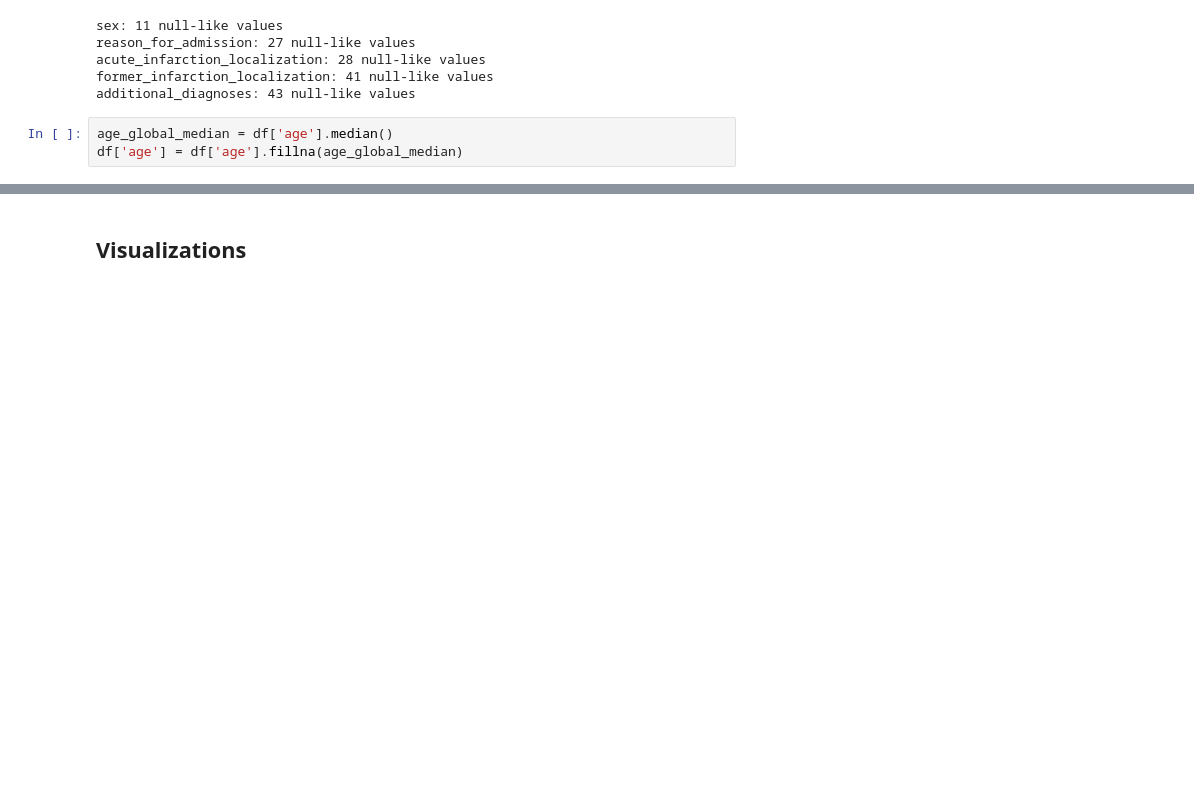
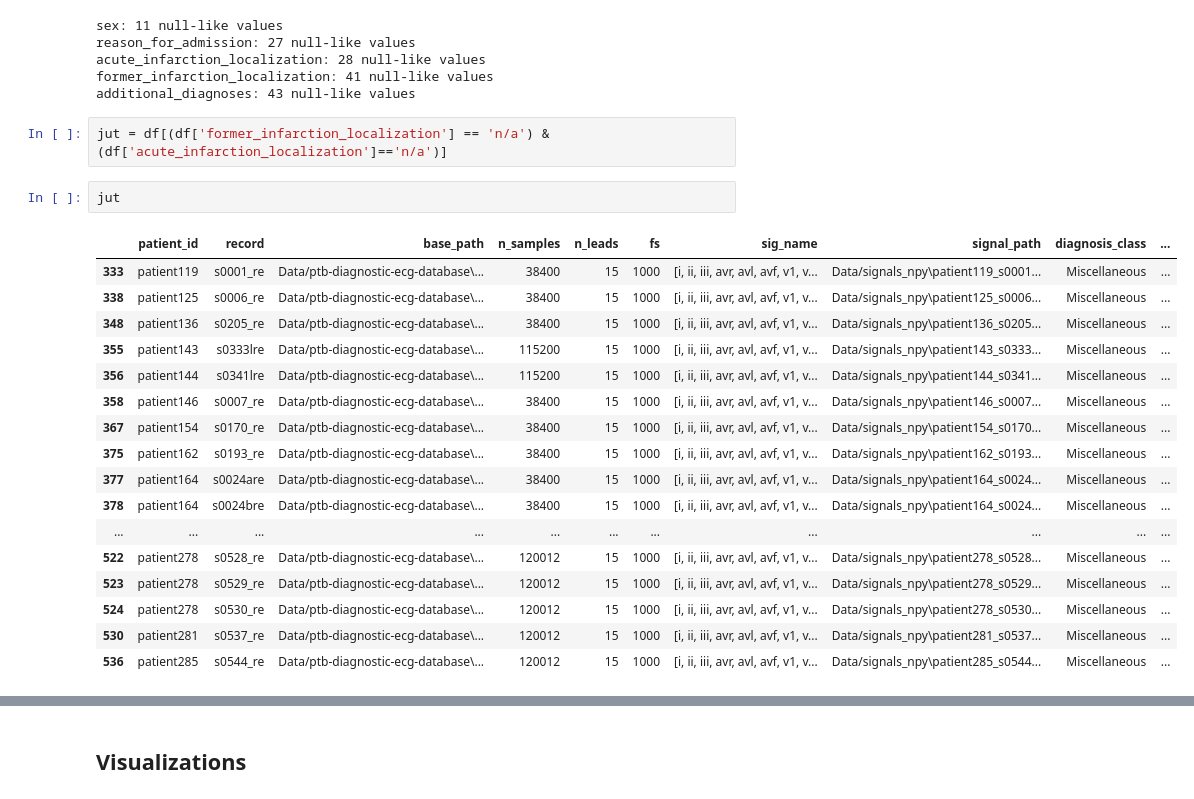
Before and after one commit to Karlacaze/Ecg-Myocardial-Infarction-Detection, a Jupyter notebook: codigo.ipynb, the cells around one changed output, grey strips where cells are left out. Cells and saved outputs as stored; diff of their text form; blank space fills up the shorter version.

```diff
--- a/codigo.ipynb
+++ b/codigo.ipynb
@@ -358,6 +353,25 @@ reason_for_admission: 27 null-like values
 acute_infarction_localization: 28 null-like values
 former_infarction_localization: 41 null-like values
 additional_diagnoses: 43 null-like values
-# %%
-age_global_median = df['age'].median()
-df['age'] = df['age'].fillna(age_global_median)
+# %%
+jut = df[(df['former_infarction_localization'] == 'n/a') & (df['acute_infarction_localization']=='n/a')]
+# %%
+jut
+# %% [output]
+|  | patient_id | record | base_path | n_samples | n_leads | fs | sig_name | signal_path | diagnosis_class | ... |
+| 333 | patient119 | s0001_re | Data/ptb-diagnostic-ecg-database\... | 38400 | 15 | 1000 | [i, ii, iii, avr, avl, avf, v1, v... | Data/signals_npy\patient119_s0001... | Miscellaneous | ... |
+| 338 | patient125 | s0006_re | Data/ptb-diagnostic-ecg-database\... | 38400 | 15 | 1000 | [i, ii, iii, avr, avl, avf, v1, v... | Data/signals_npy\patient125_s0006... | Miscellaneous | ... |
+| 348 | patient136 | s0205_re | Data/ptb-diagnostic-ecg-database\... | 38400 | 15 | 1000 | [i, ii, iii, avr, avl, avf, v1, v... | Data/signals_npy\patient136_s0205... | Miscellaneous | ... |
+| 355 | patient143 | s0333lre | Data/ptb-diagnostic-ecg-database\... | 115200 | 15 | 1000 | [i, ii, iii, avr, avl, avf, v1, v... | Data/signals_npy\patient143_s0333... | Miscellaneous | ... |
+| 356 | patient144 | s0341lre | Data/ptb-diagnostic-ecg-database\... | 115200 | 15 | 1000 | [i, ii, iii, avr, avl, avf, v1, v... | Data/signals_npy\patient144_s0341... | Miscellaneous | ... |
+| 358 | patient146 | s0007_re | Data/ptb-diagnostic-ecg-database\... | 38400 | 15 | 1000 | [i, ii, iii, avr, avl, avf, v1, v... | Data/signals_npy\patient146_s0007... | Miscellaneous | ... |
+| 367 | patient154 | s0170_re | Data/ptb-diagnostic-ecg-database\... | 38400 | 15 | 1000 | [i, ii, iii, avr, avl, avf, v1, v... | Data/signals_npy\patient154_s0170... | Miscellaneous | ... |
+| 375 | patient162 | s0193_re | Data/ptb-diagnostic-ecg-database\... | 38400 | 15 | 1000 | [i, ii, iii, avr, avl, avf, v1, v... | Data/signals_npy\patient162_s0193... | Miscellaneous | ... |
+| 377 | patient164 | s0024are | Data/ptb-diagnostic-ecg-database\... | 38400 | 15 | 1000 | [i, ii, iii, avr, avl, avf, v1, v... | Data/signals_npy\patient164_s0024... | Miscellaneous | ... |
+| 378 | patient164 | s0024bre | Data/ptb-diagnostic-ecg-database\... | 38400 | 15 | 1000 | [i, ii, iii, avr, avl, avf, v1, v... | Data/signals_npy\patient164_s0024... | Miscellaneous | ... |
+| ... | ... | ... | ... | ... | ... | ... | ... | ... | ... | ... |
+| 522 | patient278 | s0528_re | Data/ptb-diagnostic-ecg-database\... | 120012 | 15 | 1000 | [i, ii, iii, avr, avl, avf, v1, v... | Data/signals_npy\patient278_s0528... | Miscellaneous | ... |
+| 523 | patient278 | s0529_re | Data/ptb-diagnostic-ecg-database\... | 120012 | 15 | 1000 | [i, ii, iii, avr, avl, avf, v1, v... | Data/signals_npy\patient278_s0529... | Miscellaneous | ... |
+| 524 | patient278 | s0530_re | Data/ptb-diagnostic-ecg-database\... | 120012 | 15 | 1000 | [i, ii, iii, avr, avl, avf, v1, v... | Data/signals_npy\patient278_s0530... | Miscellaneous | ... |
+| 530 | patient281 | s0537_re | Data/ptb-diagnostic-ecg-database\... | 120012 | 15 | 1000 | [i, ii, iii, avr, avl, avf, v1, v... | Data/signals_npy\patient281_s0537... | Miscellaneous | ... |
+| 536 | patient285 | s0544_re | Data/ptb-diagnostic-ecg-database\... | 120012 | 15 | 1000 | [i, ii, iii, avr, avl, avf, v1, v... | Data/signals_npy\patient285_s0544... | Miscellaneous | ... |
```
Also changed, not shown: parts of 19 cells of this notebook.
